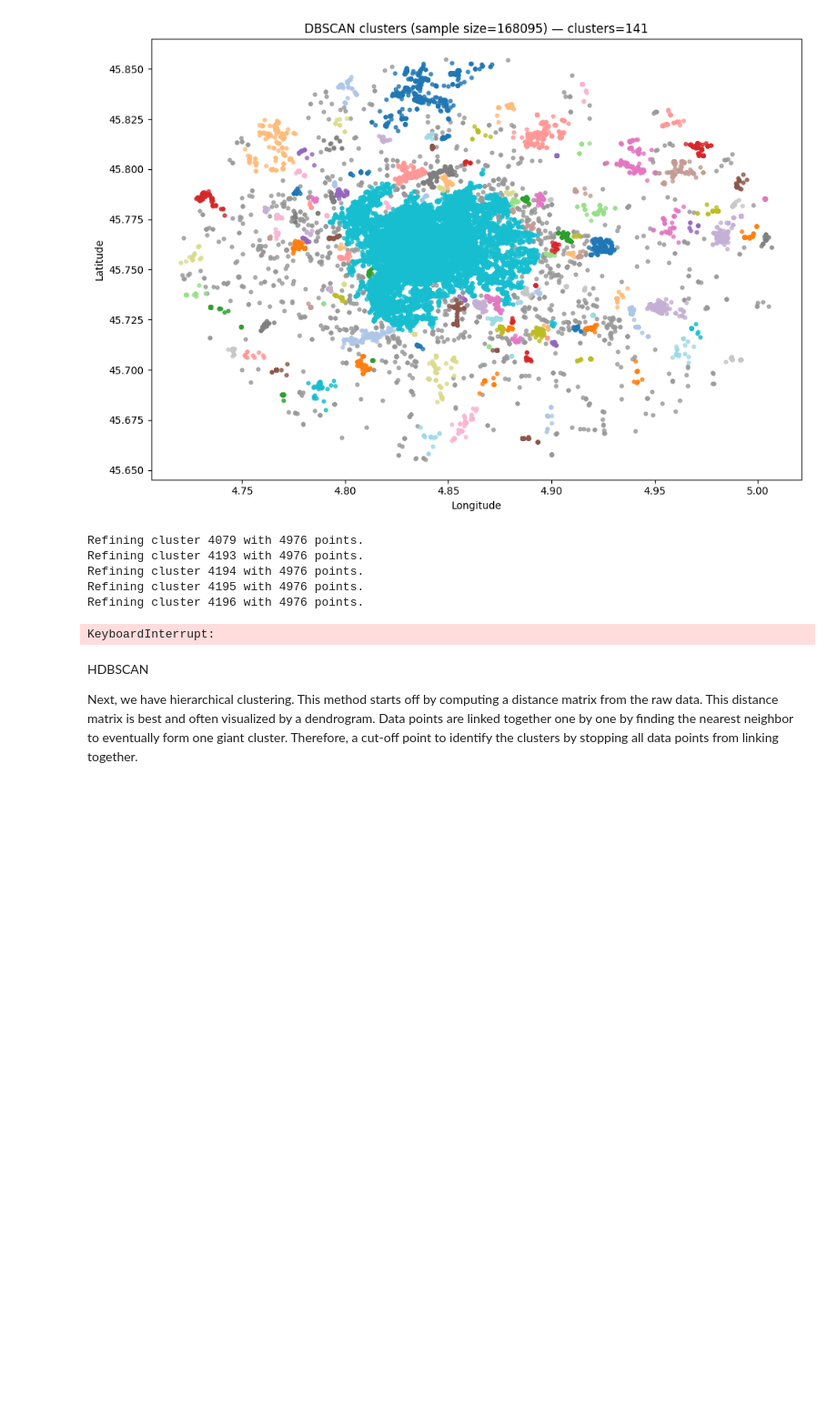
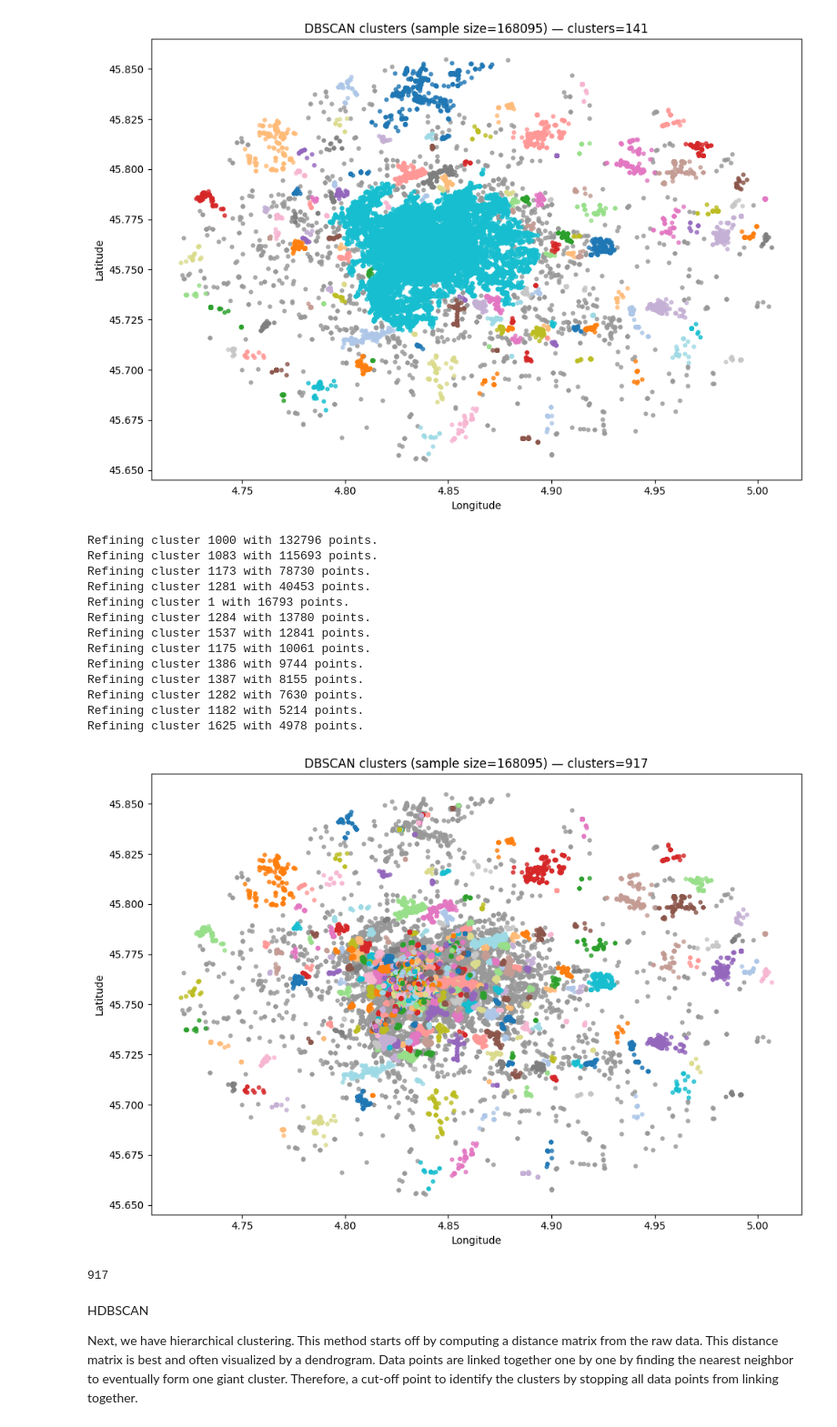
Before and after one commit to Jhouny/Flickr-Clustering, a Jupyter notebook: notebooks/clustering.ipynb, the cells around one changed output. Shown at 91% size. Cells and saved outputs as stored; diff of their text form; code cells hidden in the pictures; blank space fills up the shorter version.

```diff
--- a/notebooks/clustering.ipynb
+++ b/notebooks/clustering.ipynb
@@ -188,25 +188,33 @@ Refining cluster 0 with 140899 points.
 # %%
 eps = 0.002
 iterating_labels = labels_dbscan.copy()
-#while(count > 5000):
-for i in range(5):
+while(count > 5000):
     eps = eps/2
 
     iterating_labels, count = refine_largest_dbscan_cluster(X,
         original_labels=iterating_labels,
-        new_dbscan_params={'eps':eps, 'min_samples':50, 'metric':'euclidean', 'n_jobs':-1},
+        new_dbscan_params={'eps':eps, 'min_samples':20, 'metric':'euclidean', 'n_jobs':-1},
         label_offset=iterating_labels.max()+1)
 
 plot_model(dbscan_clusterer, label_list=iterating_labels, X=X)
 
 print(len(set(iterating_labels)) - (1 if -1 in iterating_labels else 0))
 # %% [output]
-Refining cluster 4079 with 4976 points.
-Refining cluster 4193 with 4976 points.
-Refining cluster 4194 with 4976 points.
-Refining cluster 4195 with 4976 points.
-Refining cluster 4196 with 4976 points.
+Refining cluster 1000 with 132796 points.
+Refining cluster 1083 with 115693 points.
+Refining cluster 1173 with 78730 points.
+Refining cluster 1281 with 40453 points.
+Refining cluster 1 with 16793 points.
+Refining cluster 1284 with 13780 points.
+Refining cluster 1537 with 12841 points.
+Refining cluster 1175 with 10061 points.
+Refining cluster 1386 with 9744 points.
+Refining cluster 1387 with 8155 points.
+Refining cluster 1282 with 7630 points.
+Refining cluster 1182 with 5214 points.
+Refining cluster 1625 with 4978 points.
+[figure, added]
-KeyboardInterrupt:
+917
 # %% [markdown]
 HDBSCAN
 
```
Also changed, not shown: parts of 4 cells of this notebook, 2 other files.
